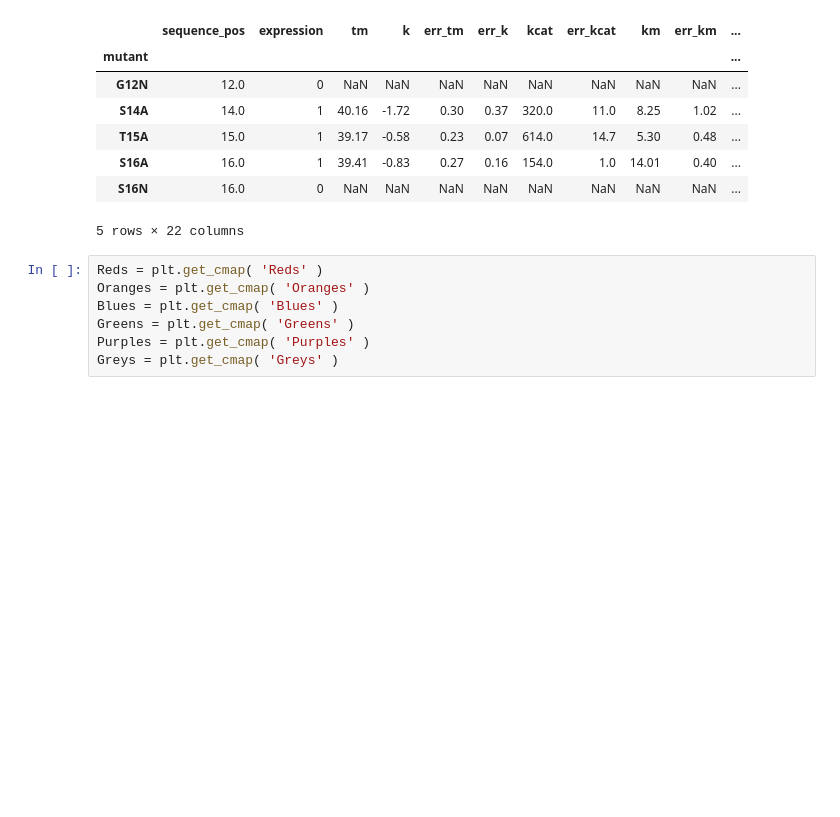
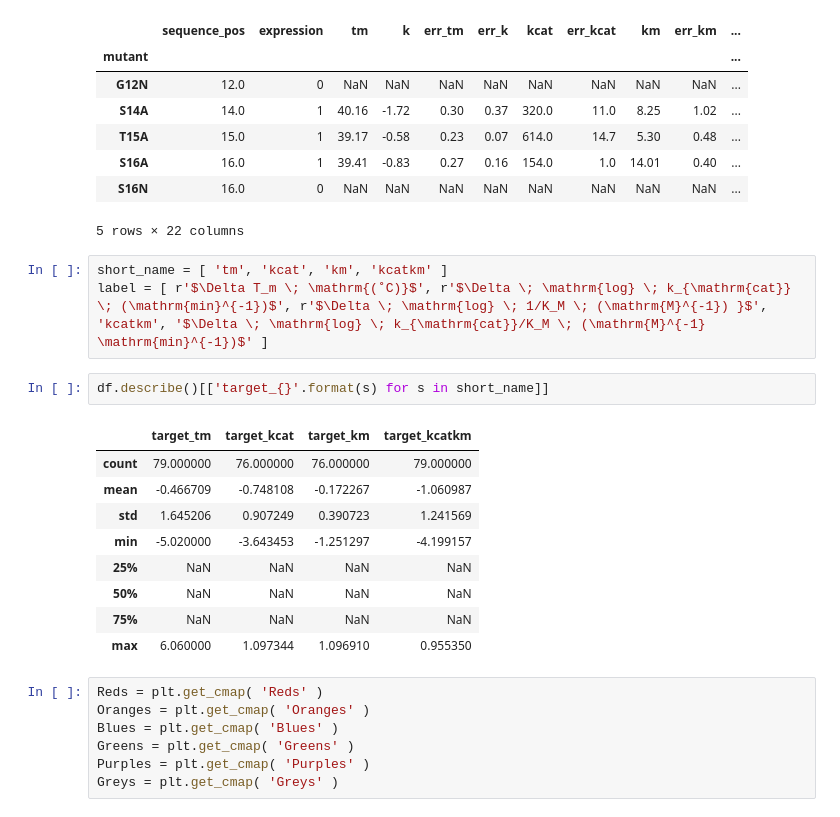
Before and after one commit to dacarlin/bglb_thermal, a Jupyter notebook: adjustable_col_heat_map.ipynb, the cells around one changed output. Cells and saved outputs as stored; diff of their text form; blank space fills up the shorter version.

```diff
--- a/adjustable_col_heat_map.ipynb
+++ b/adjustable_col_heat_map.ipynb
@@ -29,6 +29,21 @@ df.head()
 | S16A | 16.0 | 1 | 39.41 | -0.83 | 0.27 | 0.16 | 154.0 | 1.0 | 14.01 | 0.40 | ... |
 | S16N | 16.0 | 0 | NaN | NaN | NaN | NaN | NaN | NaN | NaN | NaN | ... |
 5 rows × 22 columns
+# %%
+short_name = [ 'tm', 'kcat', 'km', 'kcatkm' ]
+label = [ r'$\Delta T_m \; \mathrm{(˚C)}$', r'$\Delta \; \mathrm{log} \; k_{\mathrm{cat}} \; (\mathrm{min}^{-1})$', r'$\Delta \; \mathrm{log} \; 1/K_M \; (\mathrm{M}^{-1}) }$', 'kcatkm', '$\Delta \; \mathrm{log} \; k_{\mathrm{cat}}/K_M \; (\mathrm{M}^{-1} \mathrm{min}^{-1})$' ]
+# %%
+df.describe()[['target_{}'.format(s) for s in short_name]]
+# %% [output]
+|  | target_tm | target_kcat | target_km | target_kcatkm |
+| count | 79.000000 | 76.000000 | 76.000000 | 79.000000 |
+| mean | -0.466709 | -0.748108 | -0.172267 | -1.060987 |
+| std | 1.645206 | 0.907249 | 0.390723 | 1.241569 |
+| min | -5.020000 | -3.643453 | -1.251297 | -4.199157 |
+| 25% | NaN | NaN | NaN | NaN |
+| 50% | NaN | NaN | NaN | NaN |
+| 75% | NaN | NaN | NaN | NaN |
+| max | 6.060000 | 1.097344 | 1.096910 | 0.955350 |
 # %%
 Reds = plt.get_cmap( 'Reds' )
 Oranges = plt.get_cmap( 'Oranges' )
```
Also changed, not shown: parts of 5 cells of this notebook, 11 other files.
